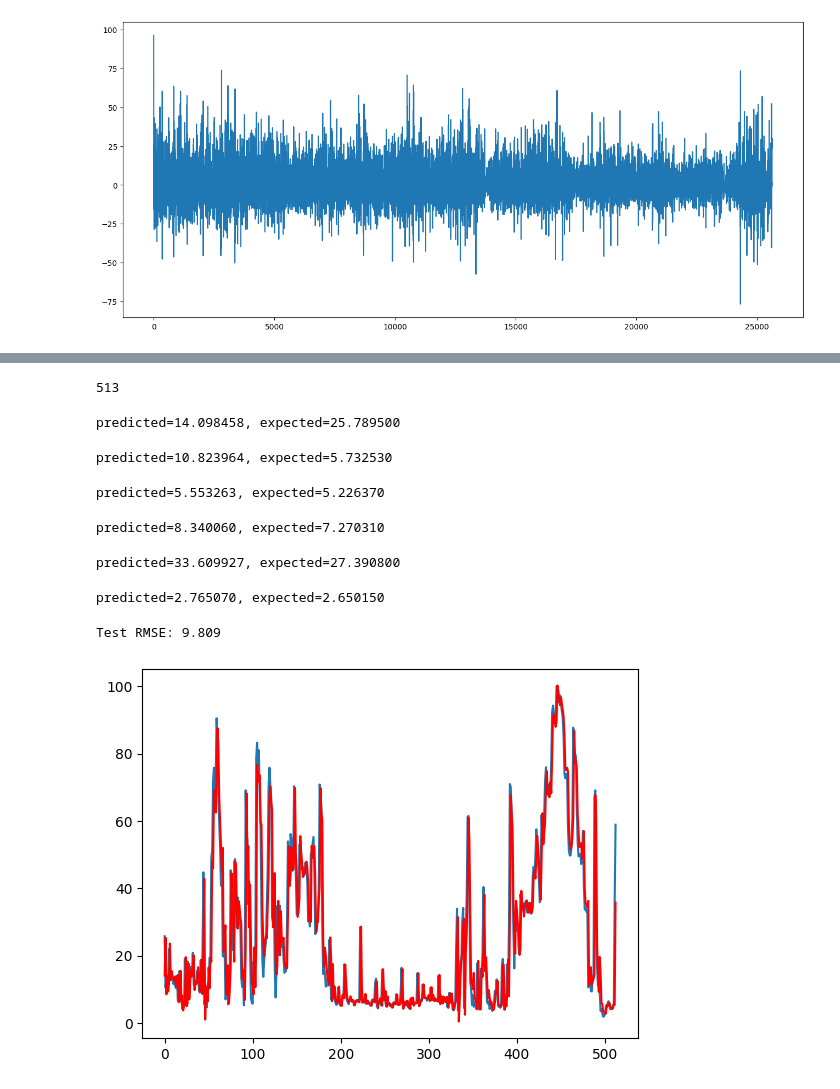
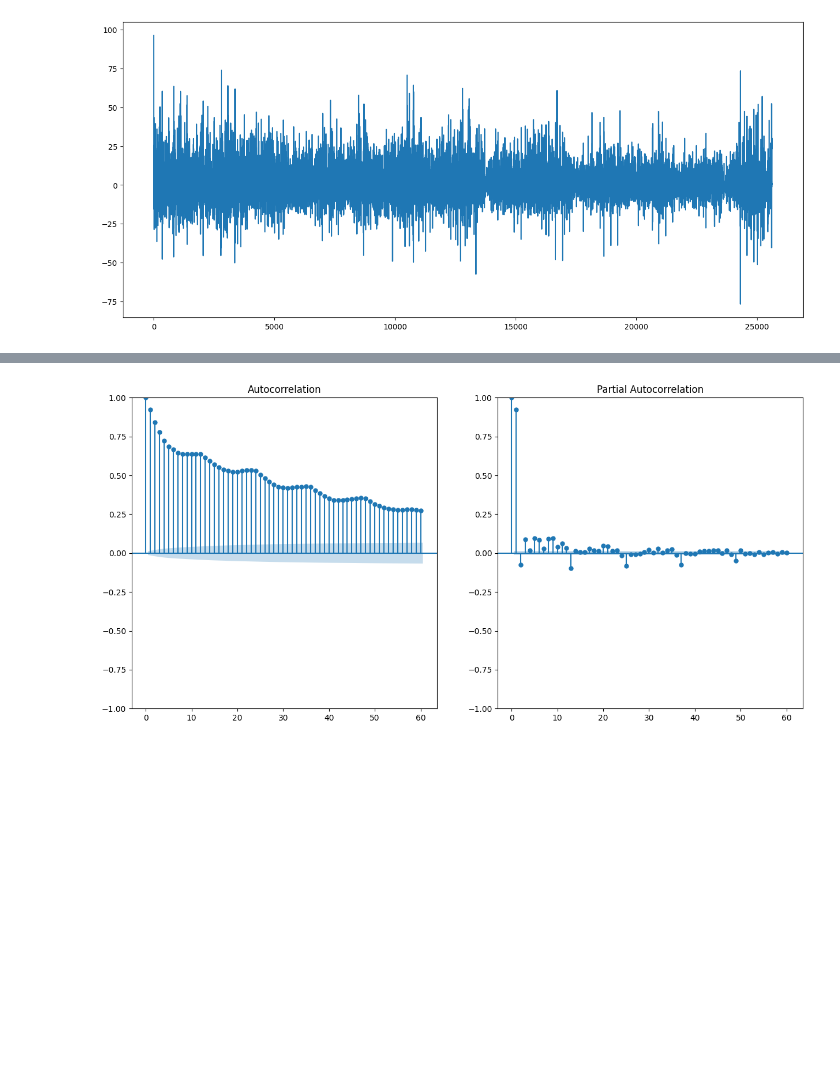
Before and after one commit to AlesKas/DIP, a Jupyter notebook: network_analytics_arima.ipynb, the cells around one changed output, grey strips where cells are left out. Saved outputs shown, nothing was run; the diff lists cells and outputs as text; code cells hidden in the pictures; blank space fills up the shorter version.

Commit message:
ARIMA and CNN

```diff
--- a/network_analytics_arima.ipynb
+++ b/network_analytics_arima.ipynb
@@ -80,0 +42,7 @@ max       39.623257
+# %%
+fig, ax = plt.subplots(1,2,figsize=(15,7))
+sm.graphics.tsa.plot_acf(series, lags=60, ax=ax[0])
+sm.graphics.tsa.plot_pacf(series, lags=60, ax=ax[1])
+plt.show()
+# %% [output]
+[figure, added]
@@ -81,35 +59,30 @@ max       39.623257
 # %%
-X = network_analytics.values
-size = int(len(X) * 0.98)
-train, test = X[0:size], X[size:len(X)]
-print(len(test))
-history = [x for x in train]
-predictions = list()
-# walk-forward validation
-for t in tqdm(range(len(test))):
-    model = ARIMA(history, order=(5,1,0))
-    model_fit = model.fit()
-    output = model_fit.forecast()
-    yhat = output[0]
-    predictions.append(yhat)
-    obs = test[t]
-    history.append(obs)
-    if t % 100 == 0:
-        print('predicted=%f, expected=%f' % (yhat, obs))
-# evaluate forecasts
-rmse = sqrt(mean_squared_error(test, predictions))
-print('Test RMSE: %.3f' % rmse)
-# plot forecasts against actual outcomes
-plt.plot(test)
-plt.plot(predictions, color='red')
+stats = []
+error = []
+for idx, order in enumerate(test_orders):
+    history = [x for x in train]
+    predictions = list()
+    for t in tqdm(range(len(test))):
+        model = ARIMA(history, order=order)
+        model_fit = model.fit()
+        output = model_fit.forecast()
+        yhat = output[0]
+        predictions.append(yhat)
+        obs = test[t]
+        history.append(obs)
+    rmse = sqrt(mean_squared_error(test, predictions))
+    print('Test RMSE: %.3f' % rmse)
+    error.append(rmse)
+    res = pd.DataFrame(absolute_error_statistics(np.array(test), np.array(predictions)))
+    res.to_csv(f"{dir}{idx}.csv")
+
+
+ticks = [str(elem) for elem in test_orders]
+
+plt.figure(figsize=(30,7))
+plt.plot(ticks, error, color='r', label='rmse', marker='x')
+plt.xticks(ticks)
+plt.xlabel('Arima order')
+plt.ylabel('RMSE')
+plt.legend(loc='best')
 plt.show()
-# %% [output]
-513
-predicted=14.098458, expected=25.789500
-predicted=10.823964, expected=5.732530
-predicted=5.553263, expected=5.226370
-predicted=8.340060, expected=7.270310
-predicted=33.609927, expected=27.390800
-predicted=2.765070, expected=2.650150
-Test RMSE: 9.809
-[figure, removed]
```
Also changed, not shown: parts of 11 cells of this notebook, 8 other files.
